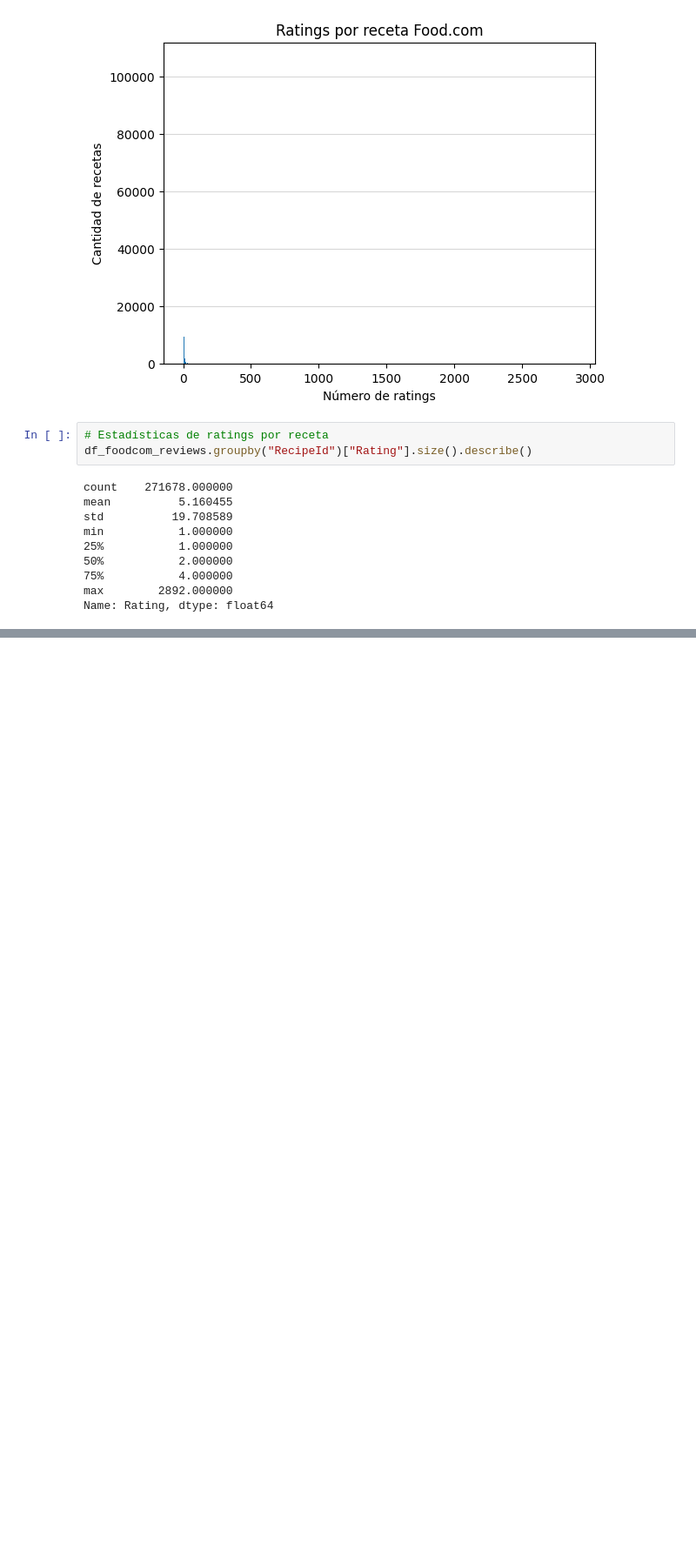
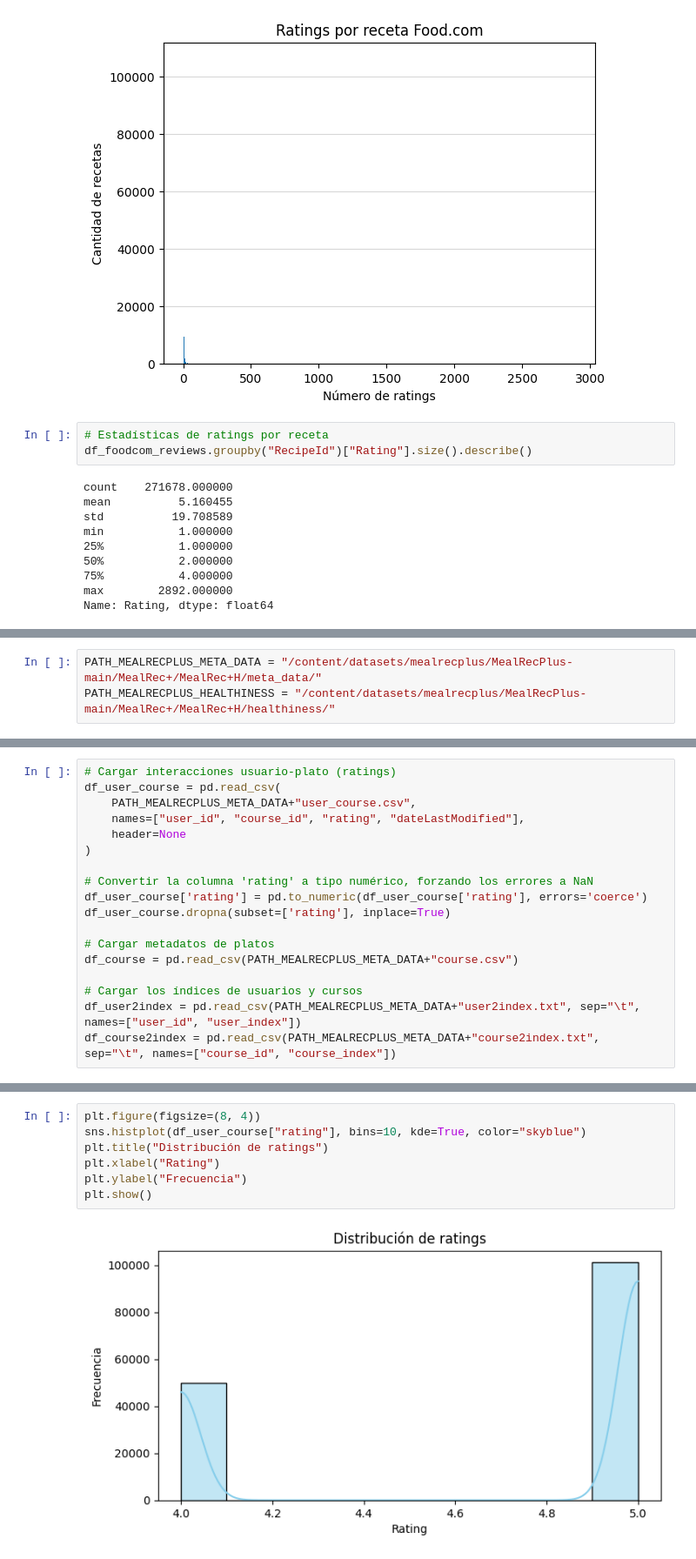
Before and after one commit to ResistorCat/recsys-project, a Jupyter notebook: analysis/main.ipynb, the cells around one changed output, grey strips where cells are left out. Shown at 87% size. Saved outputs shown, nothing was run; the diff lists cells and outputs as text; blank space fills up the shorter version.

```diff
--- a/analysis/main.ipynb
+++ b/analysis/main.ipynb
@@ -297,0 +302,3 @@ Name: Rating, dtype: float64
+# %%
+PATH_MEALRECPLUS_META_DATA = "/content/datasets/mealrecplus/MealRecPlus-main/MealRec+/MealRec+H/meta_data/"
+PATH_MEALRECPLUS_HEALTHINESS = "/content/datasets/mealrecplus/MealRecPlus-main/MealRec+/MealRec+H/healthiness/"
@@ -297,0 +326,18 @@ Name: Rating, dtype: float64
+# %%
+# Cargar interacciones usuario-plato (ratings)
+df_user_course = pd.read_csv(
+    PATH_MEALRECPLUS_META_DATA+"user_course.csv",
+    names=["user_id", "course_id", "rating", "dateLastModified"],
+    header=None
+)
+
+# Convertir la columna 'rating' a tipo numérico, forzando los errores a NaN
+df_user_course['rating'] = pd.to_numeric(df_user_course['rating'], errors='coerce')
+df_user_course.dropna(subset=['rating'], inplace=True)
+
+# Cargar metadatos de platos
+df_course = pd.read_csv(PATH_MEALRECPLUS_META_DATA+"course.csv")
+
+# Cargar los índices de usuarios y cursos
+df_user2index = pd.read_csv(PATH_MEALRECPLUS_META_DATA+"user2index.txt", sep="\t", names=["user_id", "user_index"])
+df_course2index = pd.read_csv(PATH_MEALRECPLUS_META_DATA+"course2index.txt", sep="\t", names=["course_id", "course_index"])
@@ -297,0 +376,9 @@ Name: Rating, dtype: float64
+# %%
+plt.figure(figsize=(8, 4))
+sns.histplot(df_user_course["rating"], bins=10, kde=True, color="skyblue")
+plt.title("Distribución de ratings")
+plt.xlabel("Rating")
+plt.ylabel("Frecuencia")
+plt.show()
+# %% [output]
+[figure, added]
```
Also changed, not shown: parts of 23 cells of this notebook.
